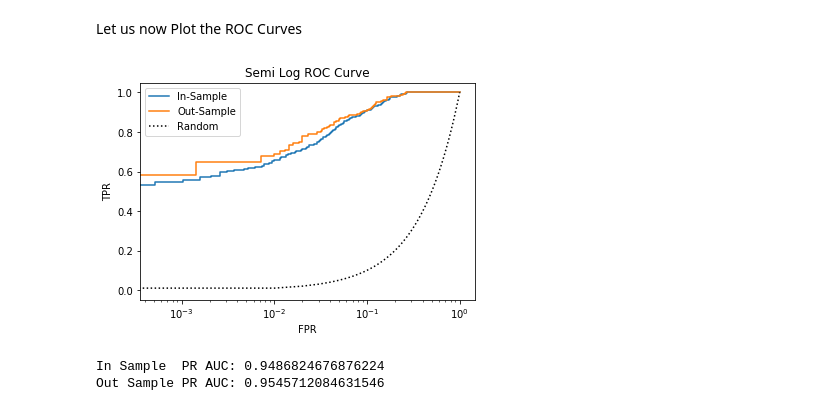
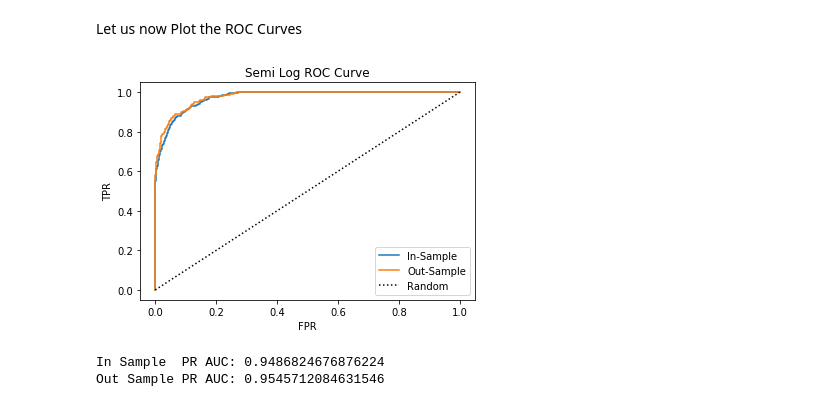
Before and after one commit to BiomedSciAI/causallib, a Jupyter notebook: examples/hemm_demo.ipynb, the cells around one changed output. Saved outputs shown, nothing was run; the diff lists cells and outputs as text; code cells hidden in the pictures.

```diff
--- a/examples/hemm_demo.ipynb
+++ b/examples/hemm_demo.ipynb
@@ -240,19 +235,19 @@ Let us now Plot the ROC Curves
 # %%
 infpr , intpr , _ = roc_curve( trueInSampleZ  , ZinSample[K] )
 outfpr, outtpr, _ = roc_curve( trueOutSampleZ , ZoutSample[K] )
 
 from matplotlib import pyplot as plt
 plt.title("Semi Log ROC Curve")
 plt.plot(infpr , intpr, label = "In-Sample")
 plt.plot(outfpr, outtpr, label= "Out-Sample")
 plt.plot(np.linspace(0,1,100),np.linspace(0,1,100),c='k', label='Random', ls=':')
-plt.xscale('log')
+plt.xscale('linear')
 plt.legend()
 plt.xlabel('FPR')
 plt.ylabel('TPR')
 plt.show()
 # %% [output]
-[figure, old version]
+[figure, new version]
 # %%
 from sklearn.metrics import precision_recall_curve, average_precision_score
 
```
Also changed, not shown: parts of 8 cells of this notebook.
